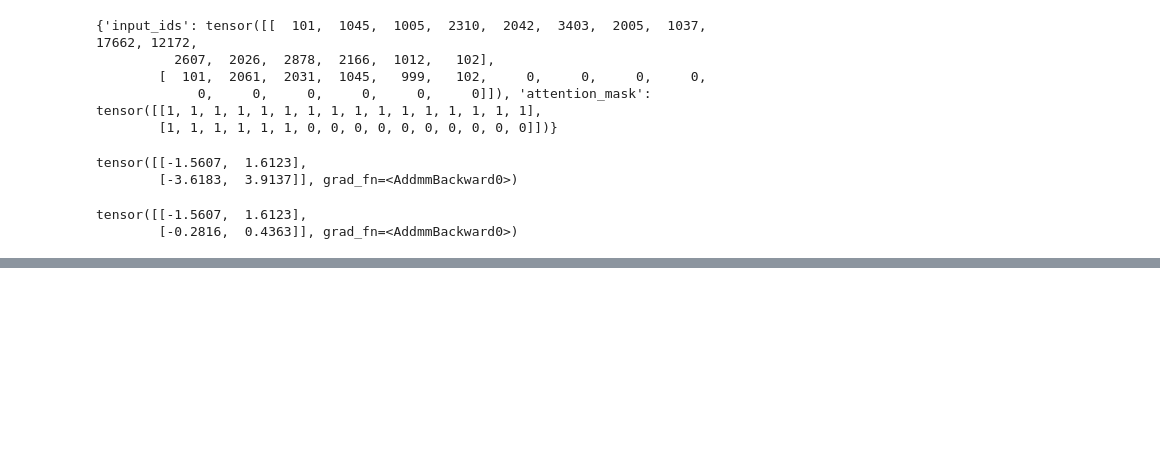
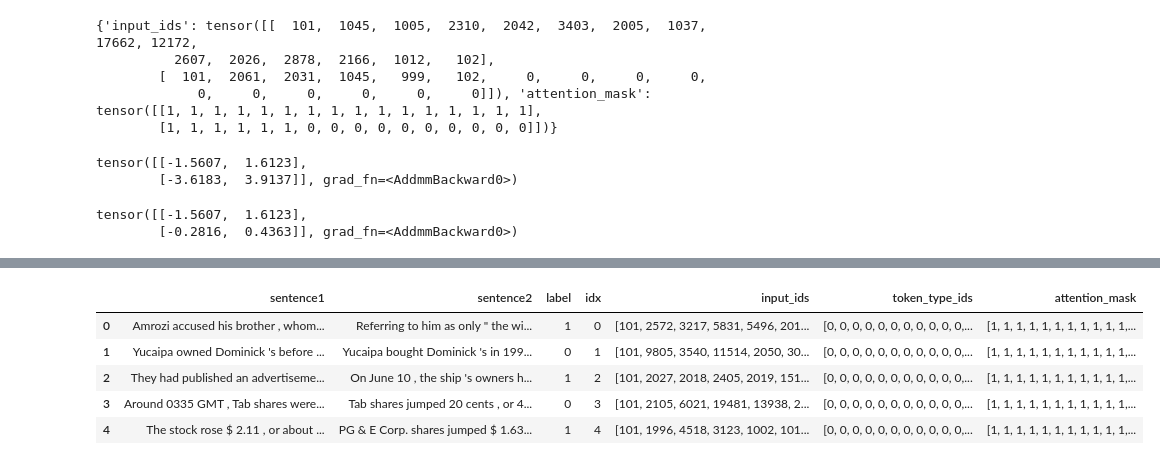
Before and after one commit to venkateshblks/NLP-Hugging-Face, a Jupyter notebook: NLP_hugging_face.ipynb, the cells around one changed output, grey strips where cells are left out. Saved outputs shown, nothing was run; the diff lists cells and outputs as text; code cells hidden in the pictures; blank space fills up the shorter version.

```diff
--- a/NLP_hugging_face.ipynb
+++ b/NLP_hugging_face.ipynb
@@ -610,0 +625,12 @@ tensor([[-1.5607,  1.6123],
+# %%
+
+# Same as before
+checkpoint = "bert-base-uncased"
+tokenizer = AutoTokenizer.from_pretrained(checkpoint)
+model = AutoModelForSequenceClassification.from_pretrained(checkpoint)
+sequences = [
+    "I've been waiting for a HuggingFace course my whole life.",
+    "This course is amazing!",
+]
+batch = tokenizer(sequences, padding=True, truncation=True, return_tensors="pt")
+# batch
@@ -610,0 +777,6 @@ tensor([[-1.5607,  1.6123],
+# %%
+def tokenize_function(example):
+    return tokenizer(example["sentence1"], example["sentence2"], truncation=True)
+# %%
+tokenized_datasets = raw_datasets.map(tokenize_function, batched=True)
+tokenized_datasets
@@ -610,0 +798,9 @@ tensor([[-1.5607,  1.6123],
+# %%
+tokenized_datasets['train'].to_pandas().head(5)
+# %% [output]
+|  | sentence1 | sentence2 | label | idx | input_ids | token_type_ids | attention_mask |
+| 0 | Amrozi accused his brother , whom... | Referring to him as only " the wi... | 1 | 0 | [101, 2572, 3217, 5831, 5496, 201... | [0, 0, 0, 0, 0, 0, 0, 0, 0, 0, 0,... | [1, 1, 1, 1, 1, 1, 1, 1, 1, 1, 1,... |
+| 1 | Yucaipa owned Dominick 's before ... | Yucaipa bought Dominick 's in 199... | 0 | 1 | [101, 9805, 3540, 11514, 2050, 30... | [0, 0, 0, 0, 0, 0, 0, 0, 0, 0, 0,... | [1, 1, 1, 1, 1, 1, 1, 1, 1, 1, 1,... |
+| 2 | They had published an advertiseme... | On June 10 , the ship 's owners h... | 1 | 2 | [101, 2027, 2018, 2405, 2019, 151... | [0, 0, 0, 0, 0, 0, 0, 0, 0, 0, 0,... | [1, 1, 1, 1, 1, 1, 1, 1, 1, 1, 1,... |
+| 3 | Around 0335 GMT , Tab shares were... | Tab shares jumped 20 cents , or 4... | 0 | 3 | [101, 2105, 6021, 19481, 13938, 2... | [0, 0, 0, 0, 0, 0, 0, 0, 0, 0, 0,... | [1, 1, 1, 1, 1, 1, 1, 1, 1, 1, 1,... |
+| 4 | The stock rose $ 2.11 , or about ... | PG & E Corp. shares jumped $ 1.63... | 1 | 4 | [101, 1996, 4518, 3123, 1002, 101... | [0, 0, 0, 0, 0, 0, 0, 0, 0, 0, 0,... | [1, 1, 1, 1, 1, 1, 1, 1, 1, 1, 1,... |
```
Also changed, not shown: parts of 52 cells of this notebook.
